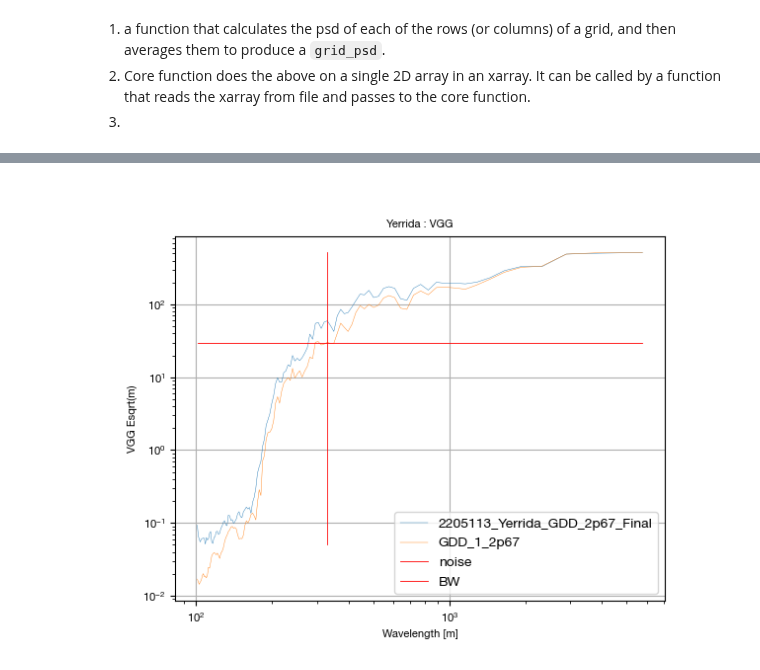
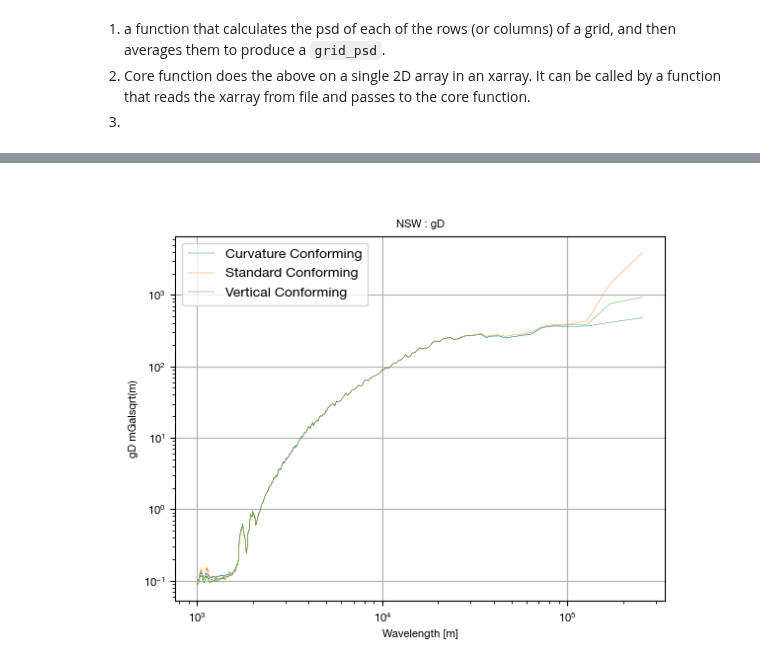
Before and after one commit to GeoscienceAustralia/galileoQC, a Jupyter notebook: grid_psd development.ipynb, the cells around one changed output, grey strips where cells are left out. Cells and saved outputs as stored; diff of their text form; code cells hidden in the pictures.

```diff
--- a/grid_psd development.ipynb
+++ b/grid_psd development.ipynb
@@ -126,8 +126,17 @@ g3 = Path(grid_root + r'26_Oct2023/GDD_1_2p67.ers')
+# %%
+grid_root = r'/Volumes/T7/ActiveSurveys/202206_NSW/Xcal/Conforming Options/'
+ersp = Path(grid_root)
+g1 = Path(grid_root + r'Curvature Conforming/gD_0p0_curvature_conforming_difference_from_DTU_13.ers')
+g2 = Path(grid_root + r'Standard Conforming/gD_0p0_standard_conforming_difference_from_DTU_13.ers')
+g3 = Path(grid_root + r'Vertical Conforming/gD_0p0_vertical_conforming_difference_from_DTU_13.ers')
+# g2 = Path(grid_root + r'19_Oct_2023/2205113_AGG_Final_Test01_New_GUV_02.ers')
+# g3 = Path(grid_root + r'26_Oct2023/GDD_1_2p67.ers')
+# g4 = Path(grid_root + r'19_Oct_2023/Yerrida_GUV_2p67.ers')
 # %%
 xa, wf = grd.gridfile_to_xr(whizzFile=g1)
 x1 = xa[wf.stem]
-# xa, wf = grd.gridfile_to_xr(whizzFile=g2)
-# x2 = xa[wf.stem]
+xa, wf = grd.gridfile_to_xr(whizzFile=g2)
+x2 = xa[wf.stem]
 xa, wf = grd.gridfile_to_xr(whizzFile=g3)
 x3 = xa[wf.stem]
 # xa, wf = grd.gridfile_to_xr(whizzFile=g4)
@@ -152,7 +184,7 @@ plt.pcolormesh(x1.values[35:75,21:252])
 # %%
-out1 = trim_to_rect(x1, [35, 75], [21, 252])
-# out2 = trim_to_rect(x2, [35, 75], [20, 253])
-out3 = trim_to_rect(x3, [35, 75], [21, 252])
+out1 = trim_to_rect(x1, [75, 1095], [5, 1335])
+out2 = trim_to_rect(x2, [75, 1095], [5, 1335])
+out3 = trim_to_rect(x3, [75, 1095], [5, 1335])
 # out4 = trim_to_rect(x4, [35, 75], [20, 253])
 # %%
 fig = plt.figure(figsize=(8, 8))
@@ -170,7 +202,7 @@ plt.pcolormesh(out3)
 # %%
-dim = 0
-w1, p1 = array_psd(out1, dim, voxwidth=50.0)
-# w2, p2 = array_psd(out2, dim, voxwidth=50.0)
-w3, p3 = array_psd(out3, dim, voxwidth=50.0)
+dim = 1
+w1, p1 = array_psd(out1, dim, voxwidth=500.0)
+w2, p2 = array_psd(out2, dim, voxwidth=500.0)
+w3, p3 = array_psd(out3, dim, voxwidth=500.0)
 # w4, p4 = array_psd(out4, dim, voxwidth=50.0)
 # %% [output]
@@ -181,6 +225,6 @@ Low-f limit: 0.02, max: 516.35
 # %%
 # plot_psd([w1, w2, w3, w4], [p1, p2, p3, p4], labels=["old_NE", "old_UV", "new_NE", "new_UV", "noise", "BW"], projectname="Yerrida", zname="Curvature Gradients", zunits="E")
 # %%
-plot_psd([w1, w3], [p1, p3], labels=["2205113_Yerrida_GDD_2p67_Final", "GDD_1_2p67", "noise", "BW"], projectname="Yerrida", zname="VGG", zunits="E")
+plot_psd([w1, w2, w3], [p1, p2, p3], labels=["Curvature Conforming", "Standard Conforming", "Vertical Conforming", "noise", "BW"], projectname="NSW", zname="gD", zunits="mGal")
 # %% [output]
-[figure, old version]
+[figure, new version]
```
Also changed, not shown: parts of 11 cells of this notebook, 27 other files.
